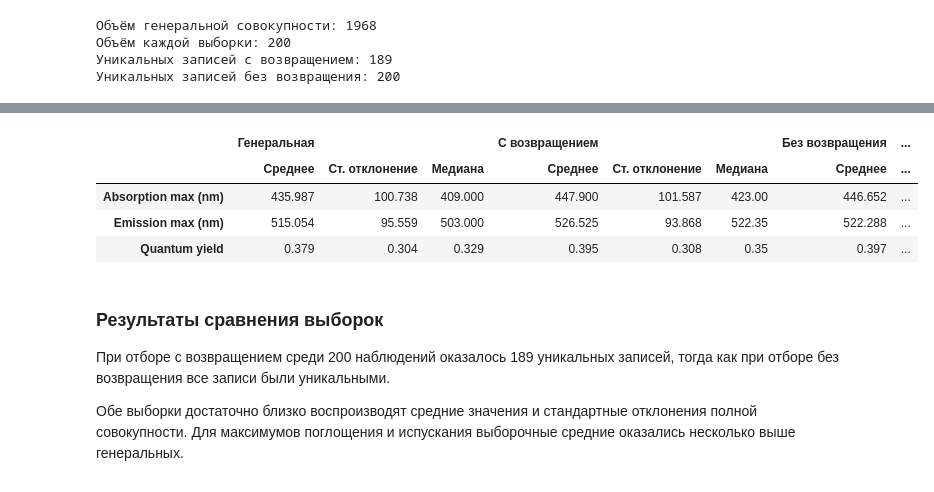
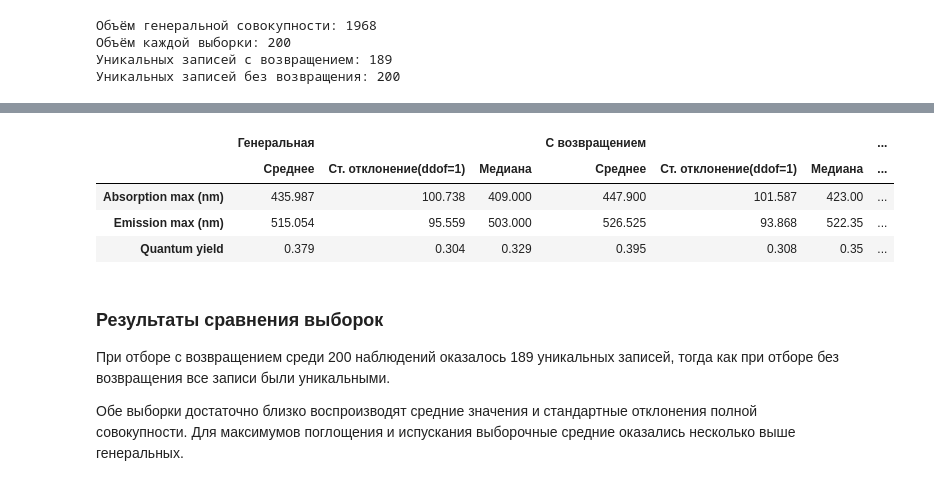
Before and after one commit to mdtokarev/App-Stat-Lab01, a Jupyter notebook: AppStatLab01.ipynb, the cells around one changed output, grey strips where cells are left out. Saved outputs shown, nothing was run; the diff lists cells and outputs as text; code cells hidden in the pictures.

```diff
--- a/AppStatLab01.ipynb
+++ b/AppStatLab01.ipynb
@@ -97,8 +101,8 @@ https://doi.org/10.1038/s41597-020-00634-8
 в одном растворителе — дихлорметане (`ClCCl`).
 # %%
 DATA_URL = (
-    "https://raw.githubusercontent.com/"
-    "mdtokarev/App-Stat-Lab01/main/"
+    "https://raw.githubusercontent.com/mdtokarev/App-Stat-Lab01/"
+    "09f189c192957f5c5690f743ab539acb24e6b00c/"
     "DB%20for%20chromophore_Sci_Data_rev03.csv"
 )
 
@@ -1275,31 +1356,31 @@ print(f"Уникальных записей без возвращения: {len(
 # %%
 def get_statistics(df):
     return pd.DataFrame({
         "Среднее": df.mean(),
-        "Ст. отклонение": df.std(ddof=1),
+        "Ст. отклонение(ddof=1)": df.std(ddof=1),
         "Медиана": df.median()
     })
 
 population_stats = get_statistics(population)
 with_stats = get_statistics(sample_with)
 without_stats = get_statistics(sample_without)
 
 comparison = pd.concat(
     {
         "Генеральная": population_stats,
         "С возвращением": with_stats,
         "Без возвращения": without_stats
     },
     axis=1
 )
 
 display(comparison.round(3))
 # %% [output]
-|  | Генеральная |  |  | С возвращением |  |  | Без возвращения | ... |
-|  | Среднее | Ст. отклонение | Медиана | Среднее | Ст. отклонение | Медиана | Среднее | ... |
-| Absorption max (nm) | 435.987 | 100.738 | 409.000 | 447.900 | 101.587 | 423.00 | 446.652 | ... |
-| Emission max (nm) | 515.054 | 95.559 | 503.000 | 526.525 | 93.868 | 522.35 | 522.288 | ... |
-| Quantum yield | 0.379 | 0.304 | 0.329 | 0.395 | 0.308 | 0.35 | 0.397 | ... |
+|  | Генеральная |  |  | С возвращением |  |  | ... |
+|  | Среднее | Ст. отклонение(ddof=1) | Медиана | Среднее | Ст. отклонение(ddof=1) | Медиана | ... |
+| Absorption max (nm) | 435.987 | 100.738 | 409.000 | 447.900 | 101.587 | 423.00 | ... |
+| Emission max (nm) | 515.054 | 95.559 | 503.000 | 526.525 | 93.868 | 522.35 | ... |
+| Quantum yield | 0.379 | 0.304 | 0.329 | 0.395 | 0.308 | 0.35 | ... |
 # %% [markdown]
 ### Результаты сравнения выборок
 
```
Also changed, not shown: parts of 8 cells of this notebook.
